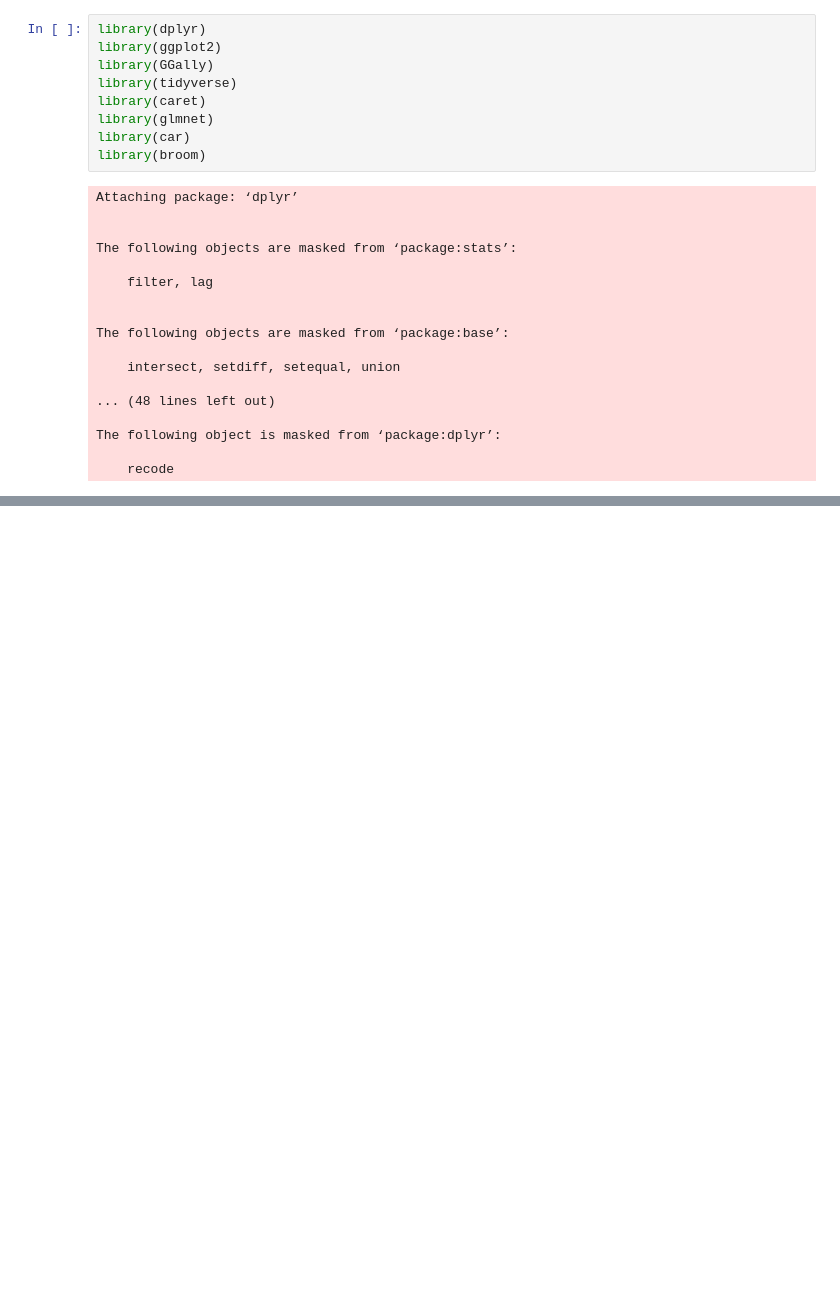
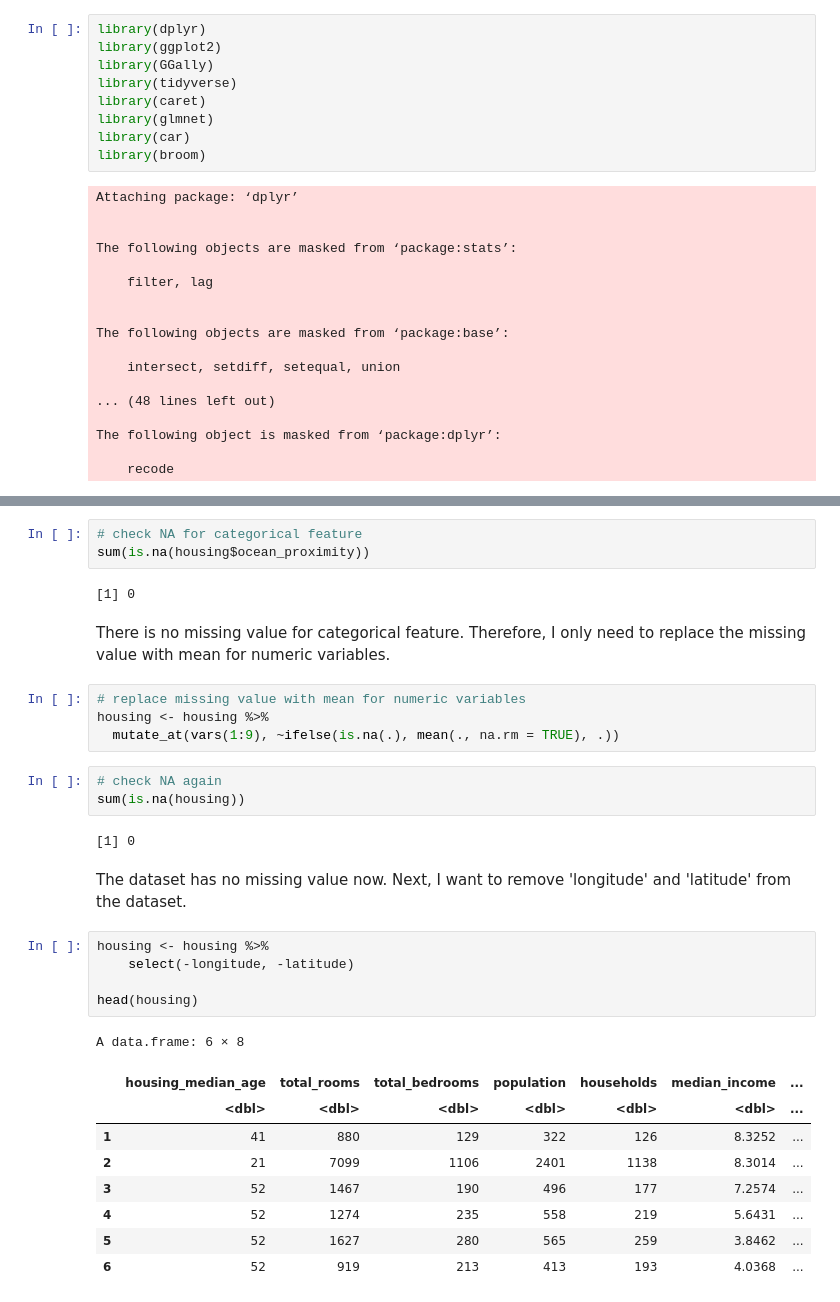
Before and after one commit to ClaireJ2100/301-Final-Report, a Jupyter notebook: Final report.ipynb, the cells around one changed output, grey strips where cells are left out. Cells and saved outputs as stored; diff of their text form; blank space fills up the shorter version.

```diff
--- a/Final report.ipynb
+++ b/Final report.ipynb
@@ -36,0 +113,33 @@ The following object is masked from ‘package:dplyr’:
+# %%
+# check NA for categorical feature
+sum(is.na(housing$ocean_proximity))
+# %% [output]
+[1] 0
+# %% [markdown]
+There is no missing value for categorical feature. Therefore, I only need to replace the missing value with mean for numeric variables.
+# %%
+# replace missing value with mean for numeric variables
+housing <- housing %>%
+  mutate_at(vars(1:9), ~ifelse(is.na(.), mean(., na.rm = TRUE), .))
+# %%
+# check NA again
+sum(is.na(housing))
+# %% [output]
+[1] 0
+# %% [markdown]
+The dataset has no missing value now. Next, I want to remove 'longitude' and 'latitude' from the dataset.
+# %%
+housing <- housing %>%
+    select(-longitude, -latitude)
+
+head(housing)
+# %% [output]
+A data.frame: 6 × 8
+|  | housing_median_age | total_rooms | total_bedrooms | population | households | median_income | ... |
+|  | <dbl> | <dbl> | <dbl> | <dbl> | <dbl> | <dbl> | ... |
+| 1 | 41 | 880 | 129 | 322 | 126 | 8.3252 | ... |
+| 2 | 21 | 7099 | 1106 | 2401 | 1138 | 8.3014 | ... |
+| 3 | 52 | 1467 | 190 | 496 | 177 | 7.2574 | ... |
+| 4 | 52 | 1274 | 235 | 558 | 219 | 5.6431 | ... |
+| 5 | 52 | 1627 | 280 | 565 | 259 | 3.8462 | ... |
+| 6 | 52 | 919 | 213 | 413 | 193 | 4.0368 | ... |
```
Also changed, not shown: parts of 21 cells of this notebook.
